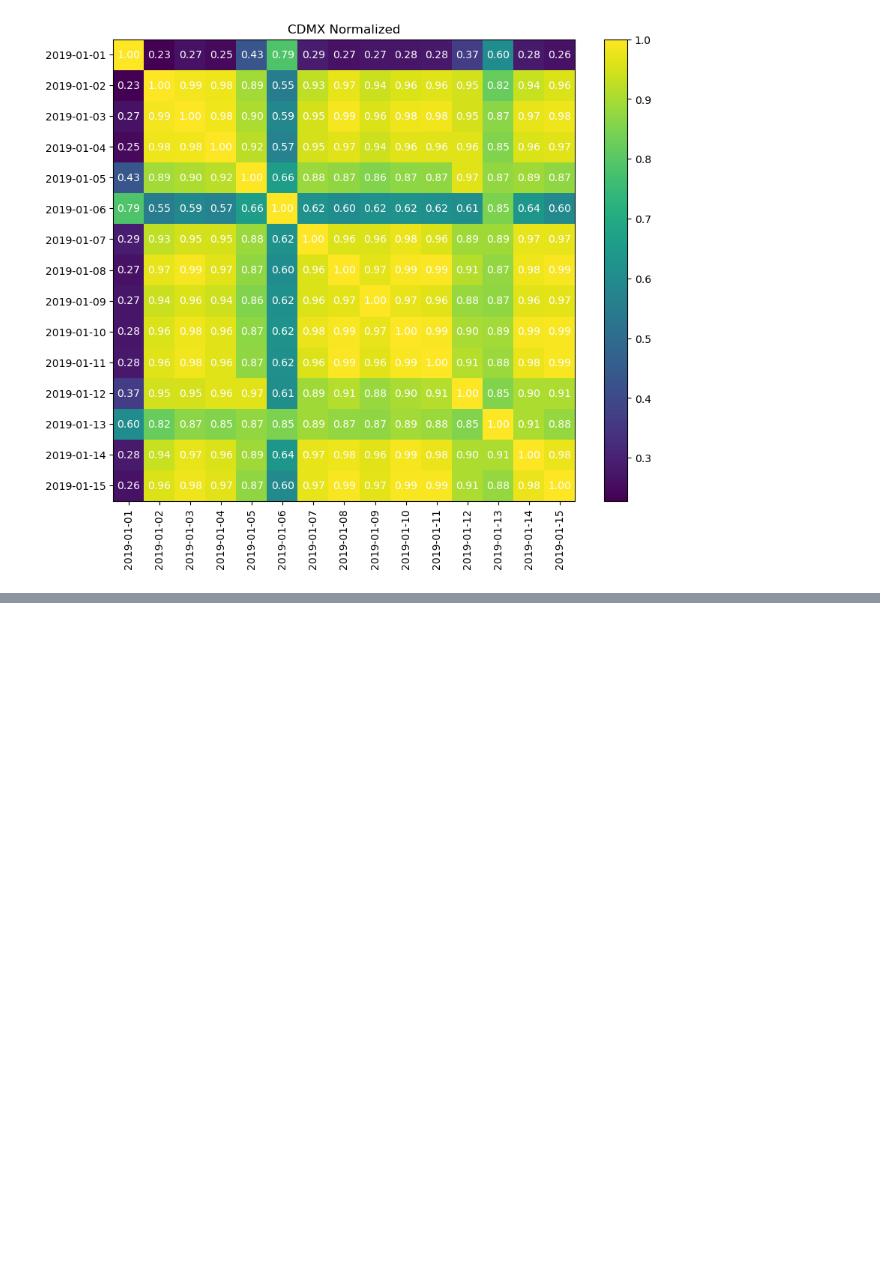
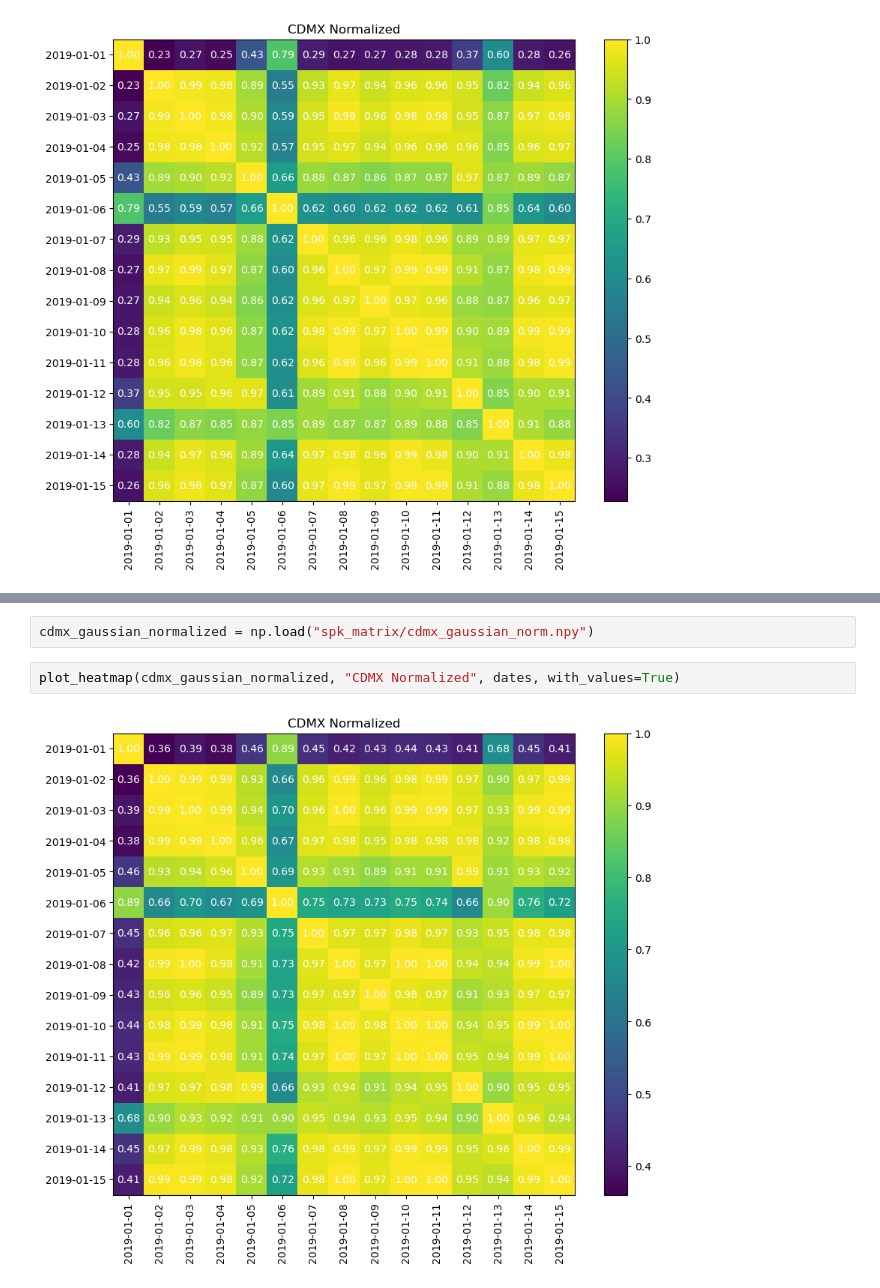
Before and after one commit to angelmdezhdez/thesis, a Jupyter notebook: spk_a3.ipynb, the cells around one changed output, grey strips where cells are left out. Drawn from its saved outputs; the diff is of its cells as text; blank space fills up the shorter version.

```diff
--- a/spk_a3.ipynb
+++ b/spk_a3.ipynb
@@ -786,0 +795,6 @@ plot_heatmap(cdmx_normalized, "CDMX Normalized", dates, with_values=True)
+# %%
+cdmx_gaussian_normalized = np.load("spk_matrix/cdmx_gaussian_norm.npy")
+# %%
+plot_heatmap(cdmx_gaussian_normalized, "CDMX Normalized", dates, with_values=True)
+# %% [output]
+[figure, added]
```
Also changed, not shown: parts of 3 cells of this notebook, 5 other files.
